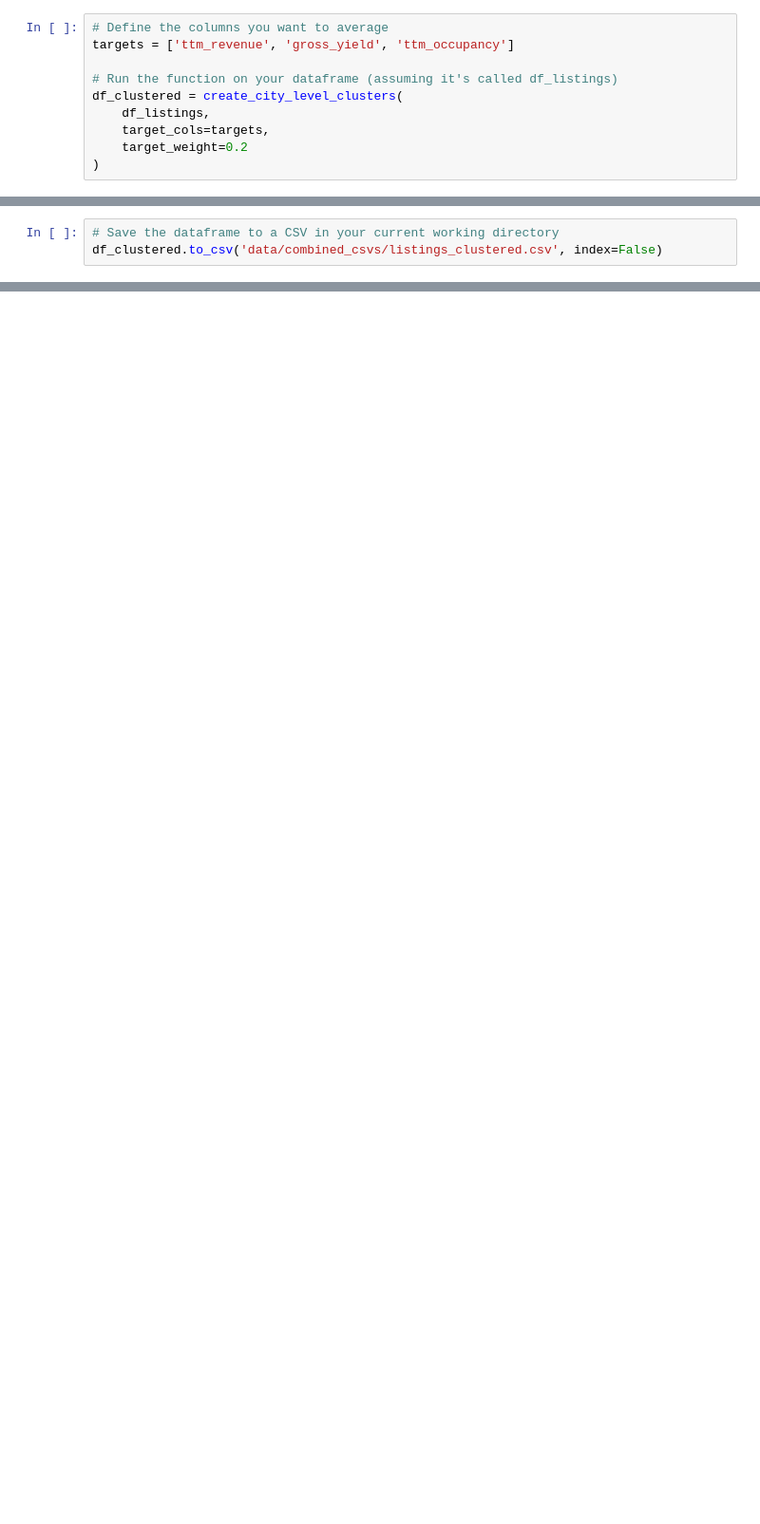
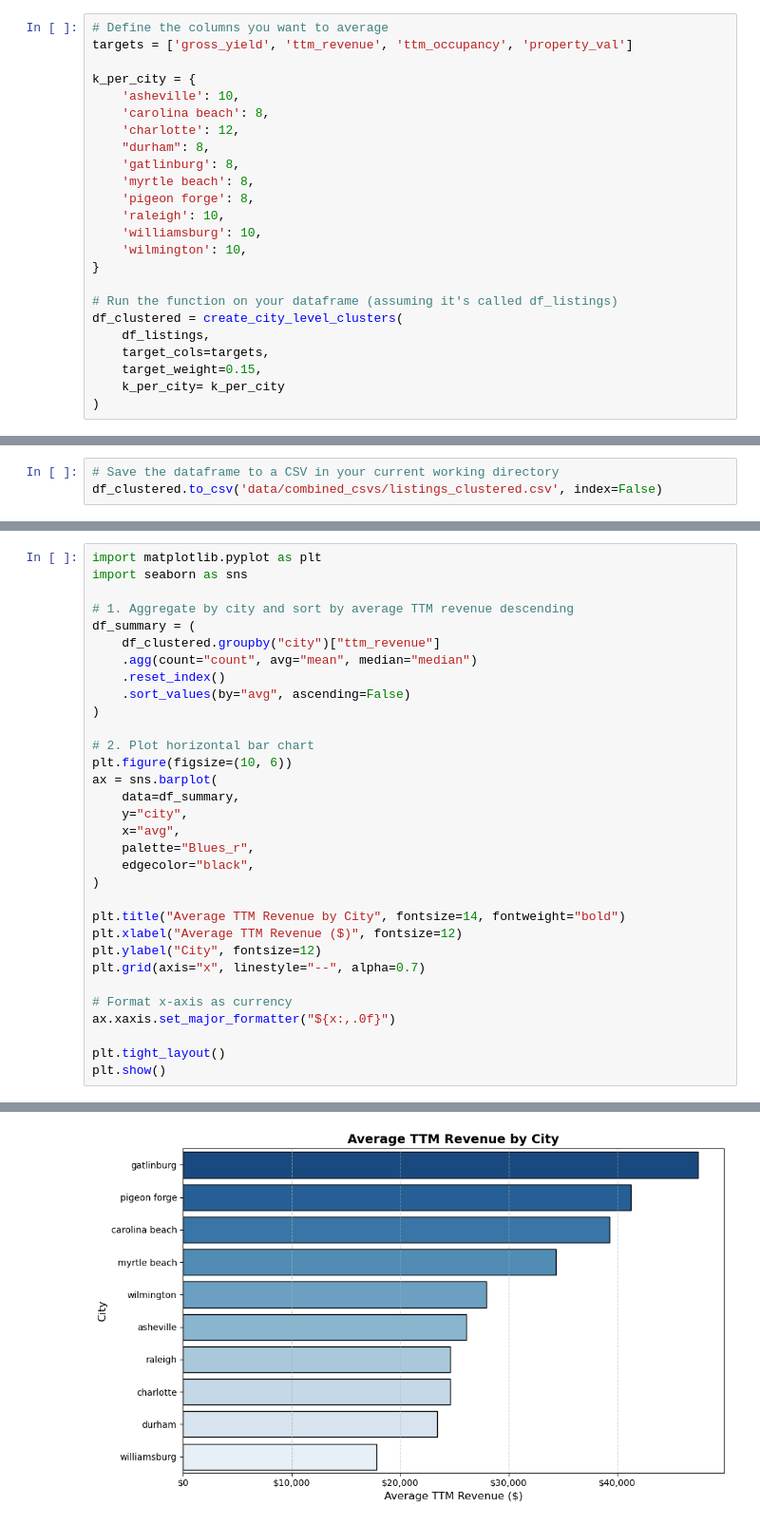
Before and after one commit to ebbopp/IAA_Summer_Practicum, a Jupyter notebook: Alan/clustering.ipynb, the cells around one changed output, grey strips where cells are left out. Shown at 95% size. Cells and saved outputs as stored; diff of their text form; blank space fills up the shorter version.

```diff
--- a/Alan/clustering.ipynb
+++ b/Alan/clustering.ipynb
@@ -87,12 +102,26 @@ def create_city_level_clusters(df, target_cols, city_col='city', k_per_city=6, s
     return result_df
 # %%
 # Define the columns you want to average
-targets = ['ttm_revenue', 'gross_yield', 'ttm_occupancy']
+targets = ['gross_yield', 'ttm_revenue', 'ttm_occupancy', 'property_val']
+
+k_per_city = {
+    'asheville': 10,
+    'carolina beach': 8,
+    'charlotte': 12,
+    "durham": 8,
+    'gatlinburg': 8,
+    'myrtle beach': 8,
+    'pigeon forge': 8,
+    'raleigh': 10,
+    'williamsburg': 10,
+    'wilmington': 10,
+}
 
 # Run the function on your dataframe (assuming it's called df_listings)
 df_clustered = create_city_level_clusters(
     df_listings,
     target_cols=targets,
-    target_weight=0.2
+    target_weight=0.15,
+    k_per_city= k_per_city
 )
 # %% [output]
@@ -113,0 +149,33 @@ df_clustered.to_csv('data/combined_csvs/listings_clustered.csv', index=False)
+# %%
+import matplotlib.pyplot as plt
+import seaborn as sns
+
+# 1. Aggregate by city and sort by average TTM revenue descending
+df_summary = (
+    df_clustered.groupby("city")["ttm_revenue"]
+    .agg(count="count", avg="mean", median="median")
+    .reset_index()
+    .sort_values(by="avg", ascending=False)
+)
+
+# 2. Plot horizontal bar chart
+plt.figure(figsize=(10, 6))
+ax = sns.barplot(
+    data=df_summary,
+    y="city",
+    x="avg",
+    palette="Blues_r",
+    edgecolor="black",
+)
+
+plt.title("Average TTM Revenue by City", fontsize=14, fontweight="bold")
+plt.xlabel("Average TTM Revenue ($)", fontsize=12)
+plt.ylabel("City", fontsize=12)
+plt.grid(axis="x", linestyle="--", alpha=0.7)
+
+# Format x-axis as currency
+ax.xaxis.set_major_formatter("${x:,.0f}")
+
+plt.tight_layout()
+plt.show()
+# %% [output]
@@ -113,0 +185 @@ df_clustered.to_csv('data/combined_csvs/listings_clustered.csv', index=False)
+[figure, added]
```
Also changed, not shown: parts of 8 cells of this notebook, 5 other files.
